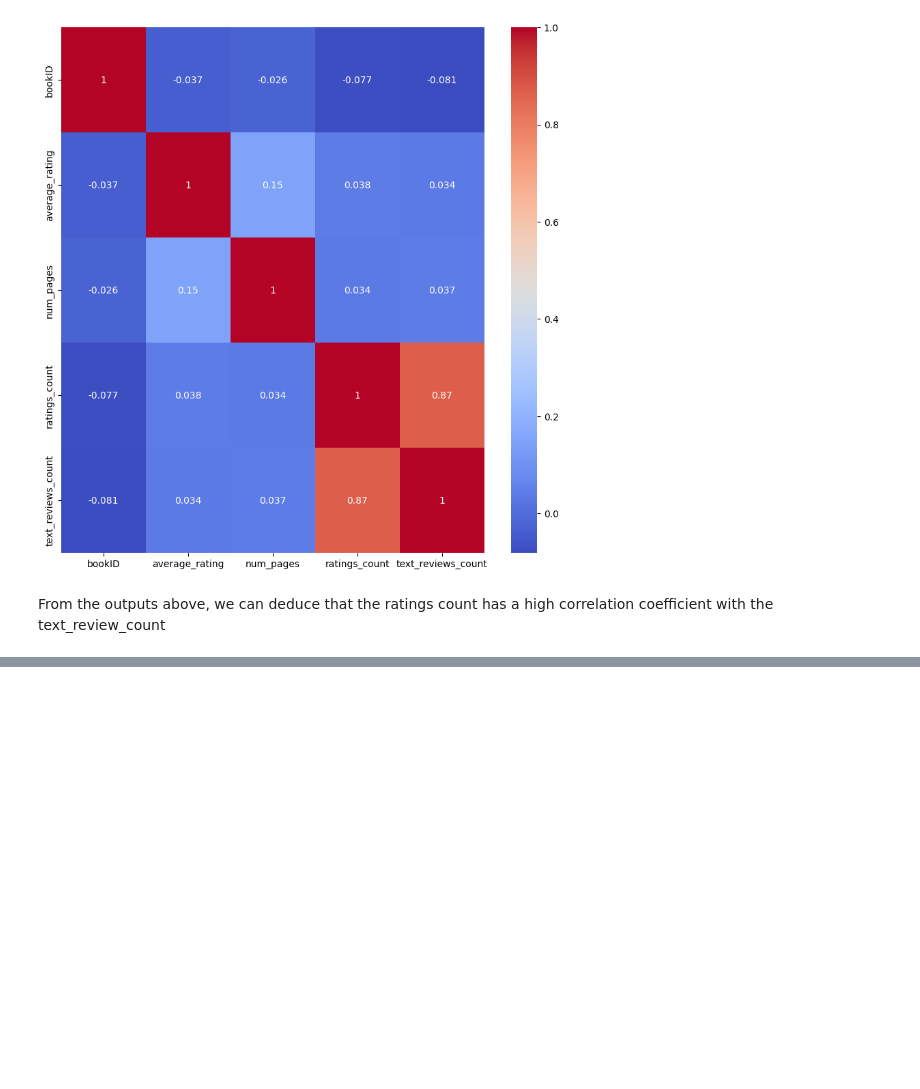
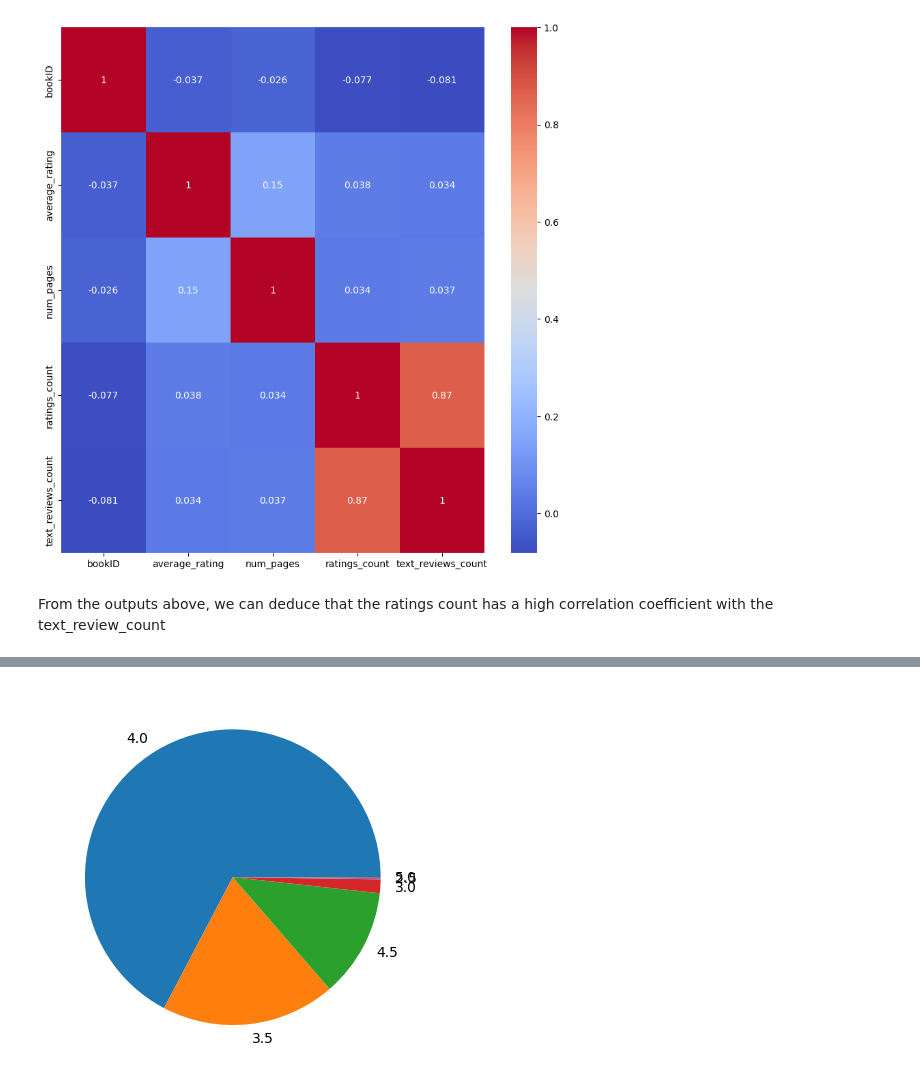
Before and after one commit to rhowsane/viet-goodreads, a Jupyter notebook: Notebook/main.ipynb, the cells around one changed output, grey strips where cells are left out. Cells and saved outputs as stored; diff of their text form; code cells hidden in the pictures; blank space fills up the shorter version.

```diff
--- a/Notebook/main.ipynb
+++ b/Notebook/main.ipynb
@@ -186,0 +270,9 @@ px.scatter(data_frame=books, x='average_rating', y='num_pages', color='language_
+# %%
+test_data_bis = test_data
+test_data_bis['average_rating'] = np.round(test_data_bis['average_rating'] * 2) / 2
+test_data_bis['average_rating'] = test_data_bis['average_rating'].clip(0.5, 5)
+
+plt.pie(test_data_bis.average_rating.value_counts(), labels=test_data_bis.average_rating.value_counts().index)
+plt.show()
+# %% [output]
+[figure, added]
```
Also changed, not shown: parts of 12 cells of this notebook.
